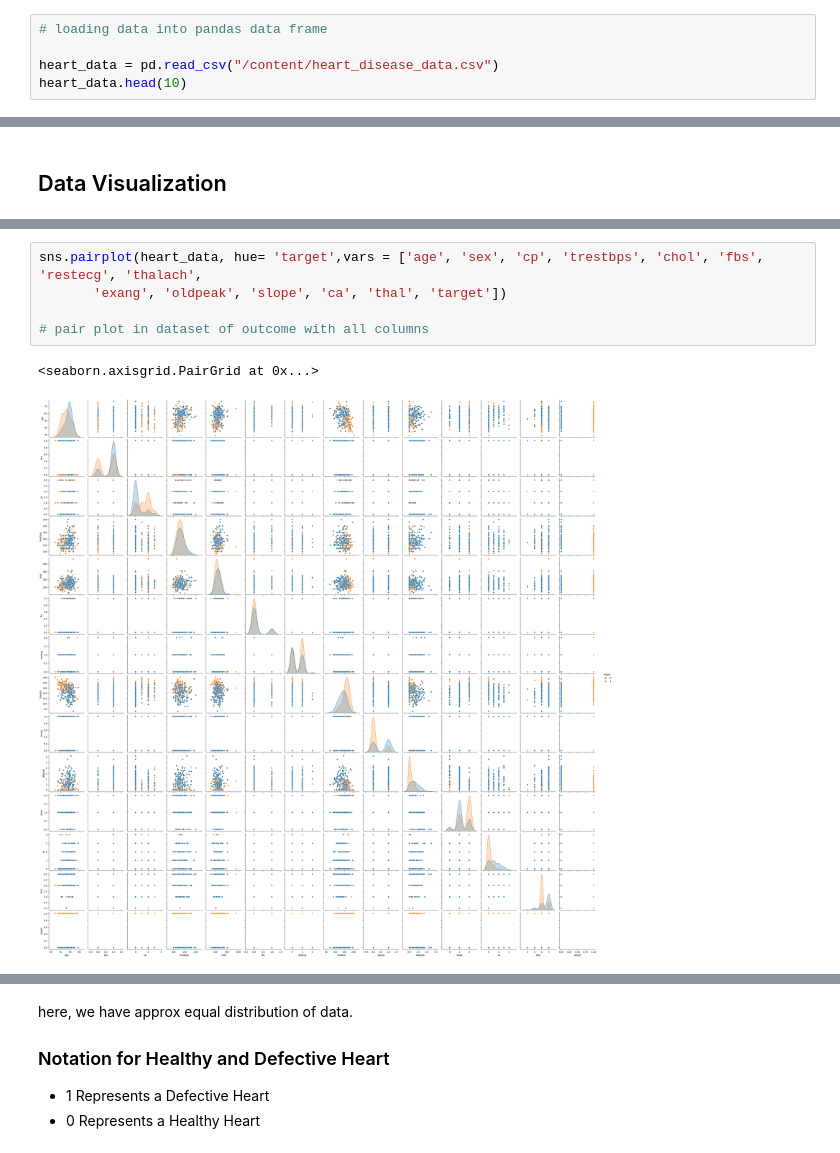
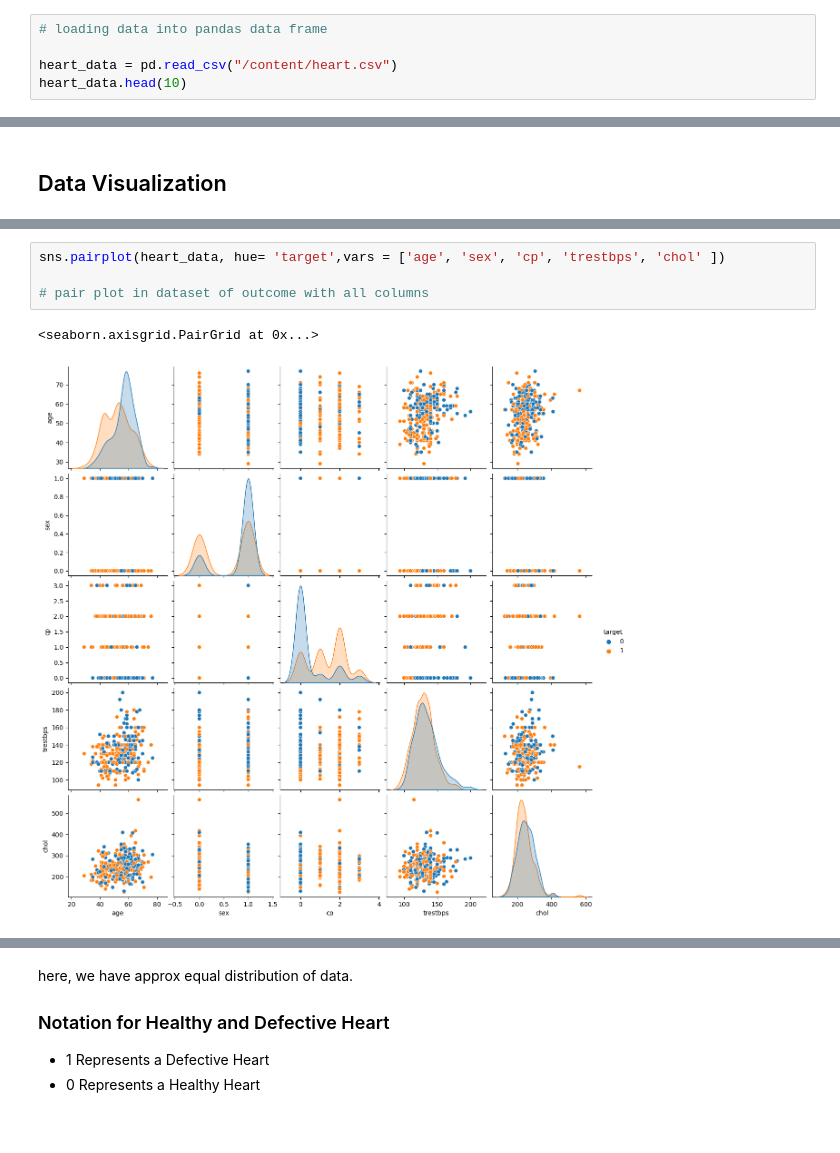
Before and after one commit to nano-bot01/Heart-Disease-Prediction-System-using-Machine-Learning, a Jupyter notebook: Heart_Disease_Prediction_using_Machine_Learning.ipynb, the cells around one changed output, grey strips where cells are left out. Saved outputs shown, nothing was run; the diff lists cells and outputs as text.

```diff
--- a/Heart_Disease_Prediction_using_Machine_Learning.ipynb
+++ b/Heart_Disease_Prediction_using_Machine_Learning.ipynb
@@ -32,7 +35,7 @@ from sklearn.metrics import accuracy_score, precision_score, recall_score, f1_sc
 # %%
 # loading data into pandas data frame
 
-heart_data = pd.read_csv("/content/heart_disease_data.csv")
+heart_data = pd.read_csv("/content/heart.csv")
 heart_data.head(10)
 # %% [output]
 |  | age | sex | cp | trestbps | chol | fbs | restecg | thalach | exang | oldpeak | slope | ... |
@@ -136,11 +139,10 @@ sns.countplot(x=heart_data["target"])
 # %%
-sns.pairplot(heart_data, hue= 'target',vars = ['age', 'sex', 'cp', 'trestbps', 'chol', 'fbs', 'restecg', 'thalach',
-       'exang', 'oldpeak', 'slope', 'ca', 'thal', 'target'])
+sns.pairplot(heart_data, hue= 'target',vars = ['age', 'sex', 'cp', 'trestbps', 'chol' ])
 
 # pair plot in dataset of outcome with all columns
 # %% [output]
 <seaborn.axisgrid.PairGrid at 0x...>
-[figure, old version]
+[figure, new version]
 # %%
 plt.figure(figsize= (16,9))
 sns.heatmap(heart_data.corr(), annot = True, cmap='coolwarm', linewidths = 2)
```
Also changed, not shown: parts of 25 cells of this notebook.
